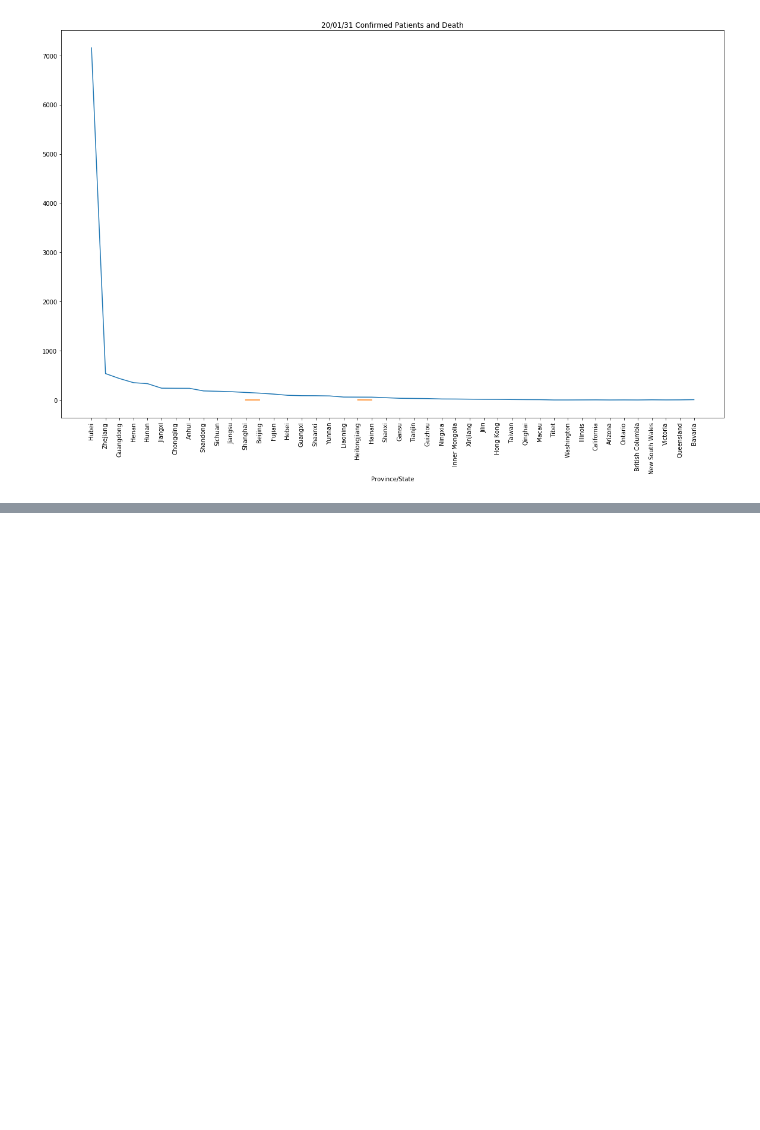
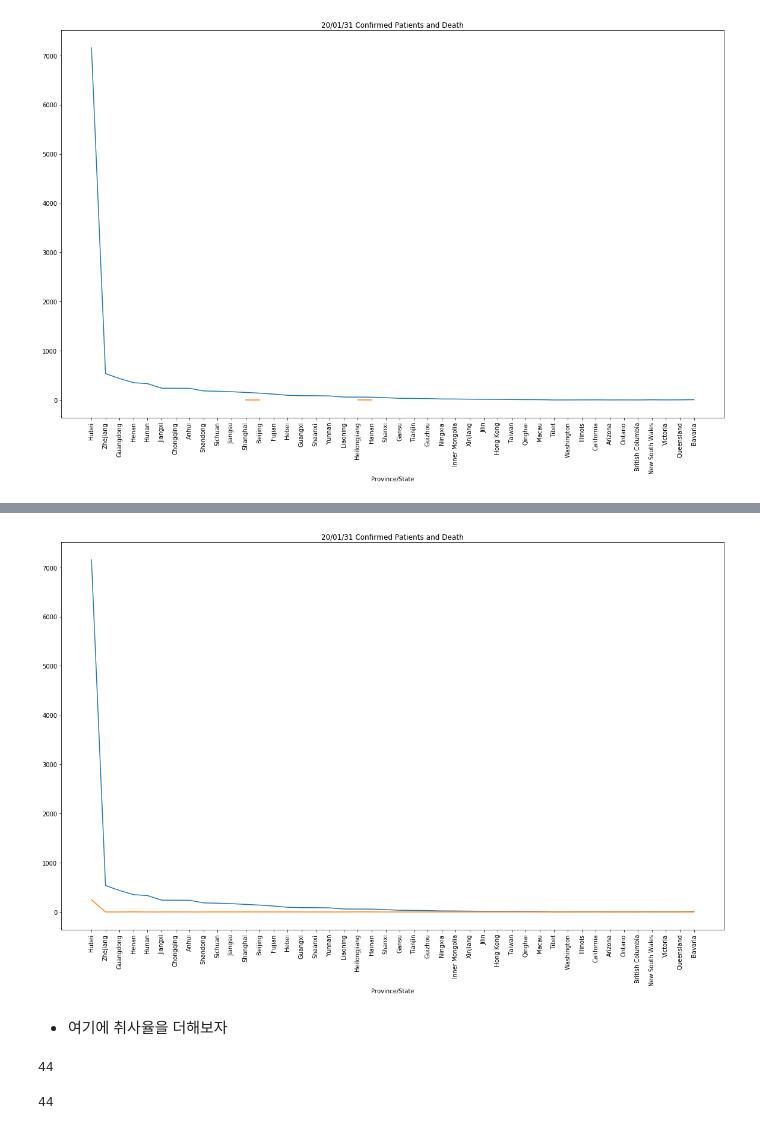
Before and after one commit to Steve-YJ/Dive-Deep-into-Wuhan-Corona, a Jupyter notebook: 02.Kaggle-coronavirus-visualization-~01.31.ipynb, the cells around one changed output, grey strips where cells are left out. Drawn from its saved outputs; the diff is of its cells as text; code cells hidden in the pictures; blank space fills up the shorter version.

```diff
--- a/02.Kaggle-coronavirus-visualization-~01.31.ipynb
+++ b/02.Kaggle-coronavirus-visualization-~01.31.ipynb
@@ -129,0 +132,3 @@ plt.show()
+# %%
+latest_china_province = latest_china_province.fillna(0)
+latest_china_province.head()
@@ -129,0 +142,12 @@ plt.show()
+# %%
+plt.figure(figsize=(20, 12))
+plt.plot(latest_china_province['Province/State'], latest_china_province['Confirmed'])
+plt.plot(latest_china_province['Province/State'], latest_china_province['Death'])
+plt.title("20/01/31 Confirmed Patients and Death")
+plt.xlabel("Province/State")
+plt.xticks(rotation=90)
+plt.show()
+# %% [output]
+[figure, added]
+# %% [markdown]
++ 여기에 취사율을 더해보자
@@ -129,0 +162,8 @@ plt.show()
+# %%
+len(mortality_rate)
+# %% [output]
+44
+# %%
+len(latest_china_province['Province/State'])
+# %% [output]
+44
```
Also changed, not shown: parts of 11 cells of this notebook.
